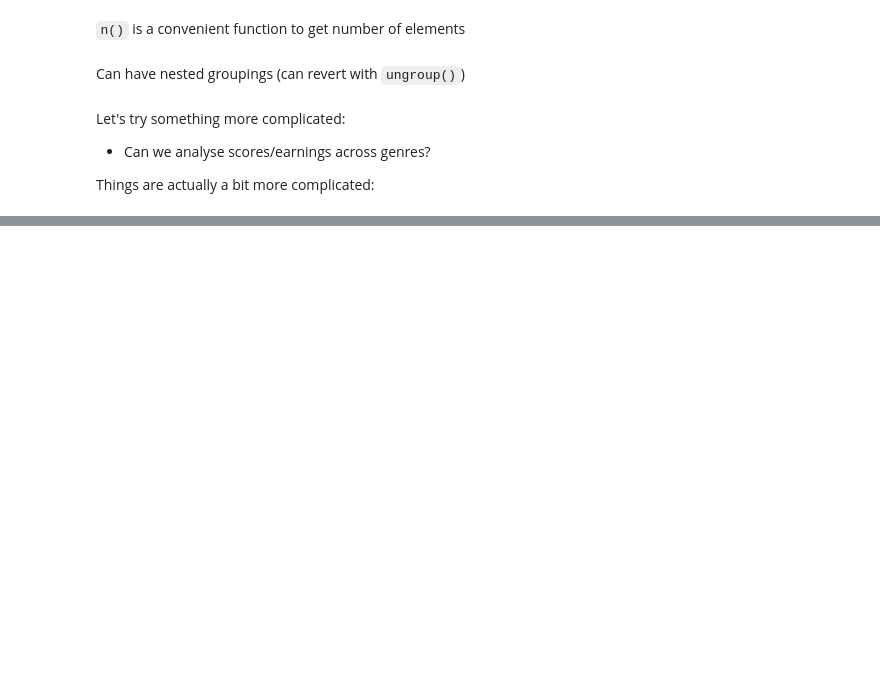
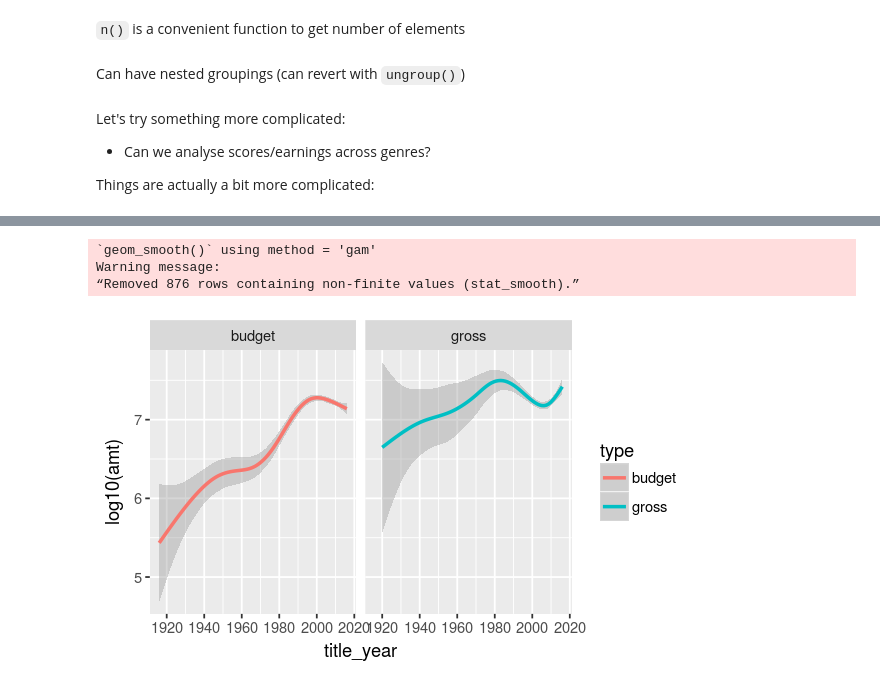
Before and after one commit to varao/varao.github.io, a Jupyter notebook: stat598z_fall17/lect14.ipynb, the cells around one changed output, grey strips where cells are left out. Saved outputs shown, nothing was run; the diff lists cells and outputs as text; code cells hidden in the pictures; blank space fills up the shorter version.

```diff
--- a/stat598z_fall17/lect14.ipynb
+++ b/stat598z_fall17/lect14.ipynb
@@ -277,0 +402,12 @@ gnr_frac %>% mutate_each(funs(./sum(.)),Action:Game_Show) %>% gather('Genre','Co
+# %%
+movies %>% filter(country=="USA") %>%
+     select(title_year, budget, gross)  %>%
+    gather(budget,gross, key = 'type', value='amt') %>%
+      ggplot + geom_smooth(aes(x=title_year,y=log10(amt),
+                               group=type, color=type)) +
+      facet_wrap(~type)
+# %% [output]
+`geom_smooth()` using method = 'gam'
+Warning message:
+“Removed 876 rows containing non-finite values (stat_smooth).”
+[figure, added]
```
Also changed, not shown: parts of 47 cells of this notebook, 2 other files.
